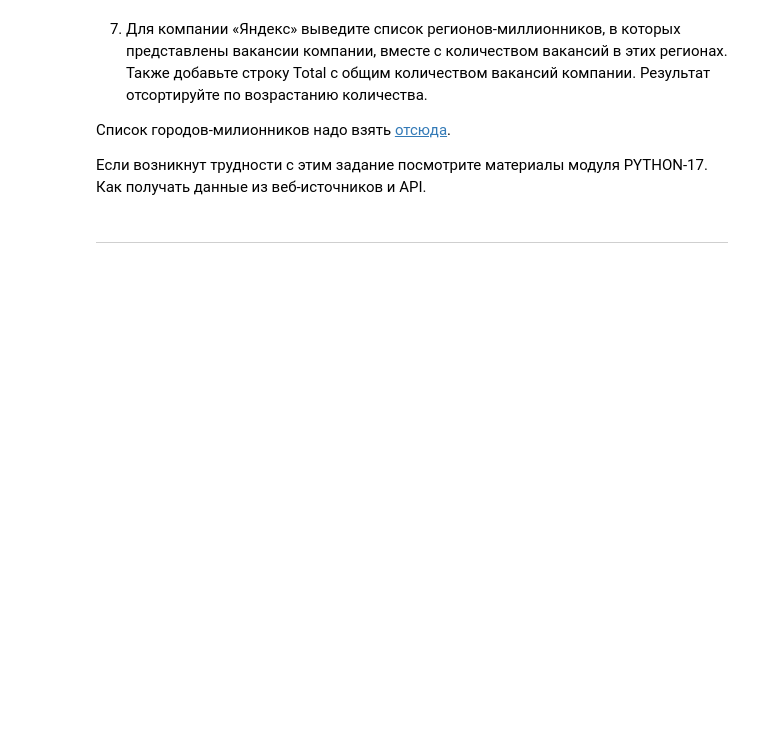
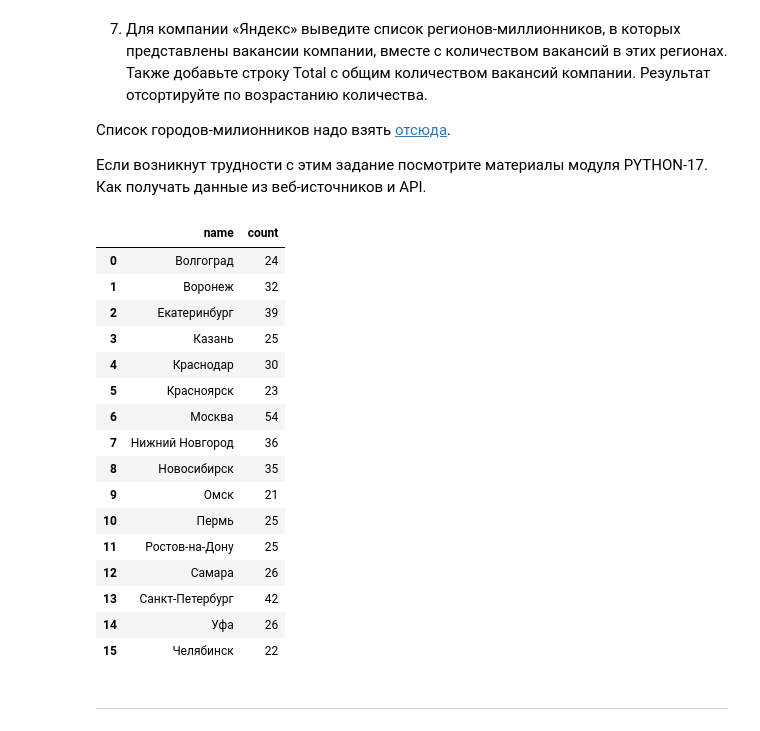
Before and after one commit to NikolayRevenkov/SF_DS, a Jupyter notebook: Project_2/Project_2.ipynb, the cells around one changed output. Drawn from its saved outputs; the diff is of its cells as text; code cells hidden in the pictures; blank space fills up the shorter version.

```diff
--- a/Project_2/Project_2.ipynb
+++ b/Project_2/Project_2.ipynb
@@ -384,6 +384,35 @@ df
 Если возникнут трудности с этим задание посмотрите материалы модуля  PYTHON-17. Как получать данные из веб-источников и API.
 # %%
 # код для получения списка городов-милионников
+query_17_1 = f'''
+SELECT ar.name, count(va.id)
+FROM PUBLIC.vacancies va
+JOIN PUBLIC.areas ar ON ar.id=va.area_id
+JOIN PUBLIC.employers emp ON emp.id=va.employer_id
+GROUP BY ar.name, emp.name
+HAVING (emp.name='Яндекс')AND((ar.name='Москва')or(ar.name='Санкт-Петербург')or(ar.name='Новосибирск')or(ar.name='Екатеринбург')or(ar.name='Казань')or(ar.name='Нижний Новгород')or(ar.name='Челябинск')or(ar.name='Красноярск')or(ar.name='Самара')or(ar.name='Уфа')or(ar.name='Ростов-на-Дону')or(ar.name='Омск')or(ar.name='Краснодар')or(ar.name='Воронеж')or(ar.name='Пермь')or(ar.name='Волгоград'))
+
+'''
+df = pd.read_sql_query(query_17_1, connection)
+df
+# %% [output]
+|  | name | count |
+| 0 | Волгоград | 24 |
+| 1 | Воронеж | 32 |
+| 2 | Екатеринбург | 39 |
+| 3 | Казань | 25 |
+| 4 | Краснодар | 30 |
+| 5 | Красноярск | 23 |
+| 6 | Москва | 54 |
+| 7 | Нижний Новгород | 36 |
+| 8 | Новосибирск | 35 |
+| 9 | Омск | 21 |
+| 10 | Пермь | 25 |
+| 11 | Ростов-на-Дону | 25 |
+| 12 | Самара | 26 |
+| 13 | Санкт-Петербург | 42 |
+| 14 | Уфа | 26 |
+| 15 | Челябинск | 22 |
 # %%
 # текст запроса
 # %%
```
Also changed, not shown: 4 other files.
